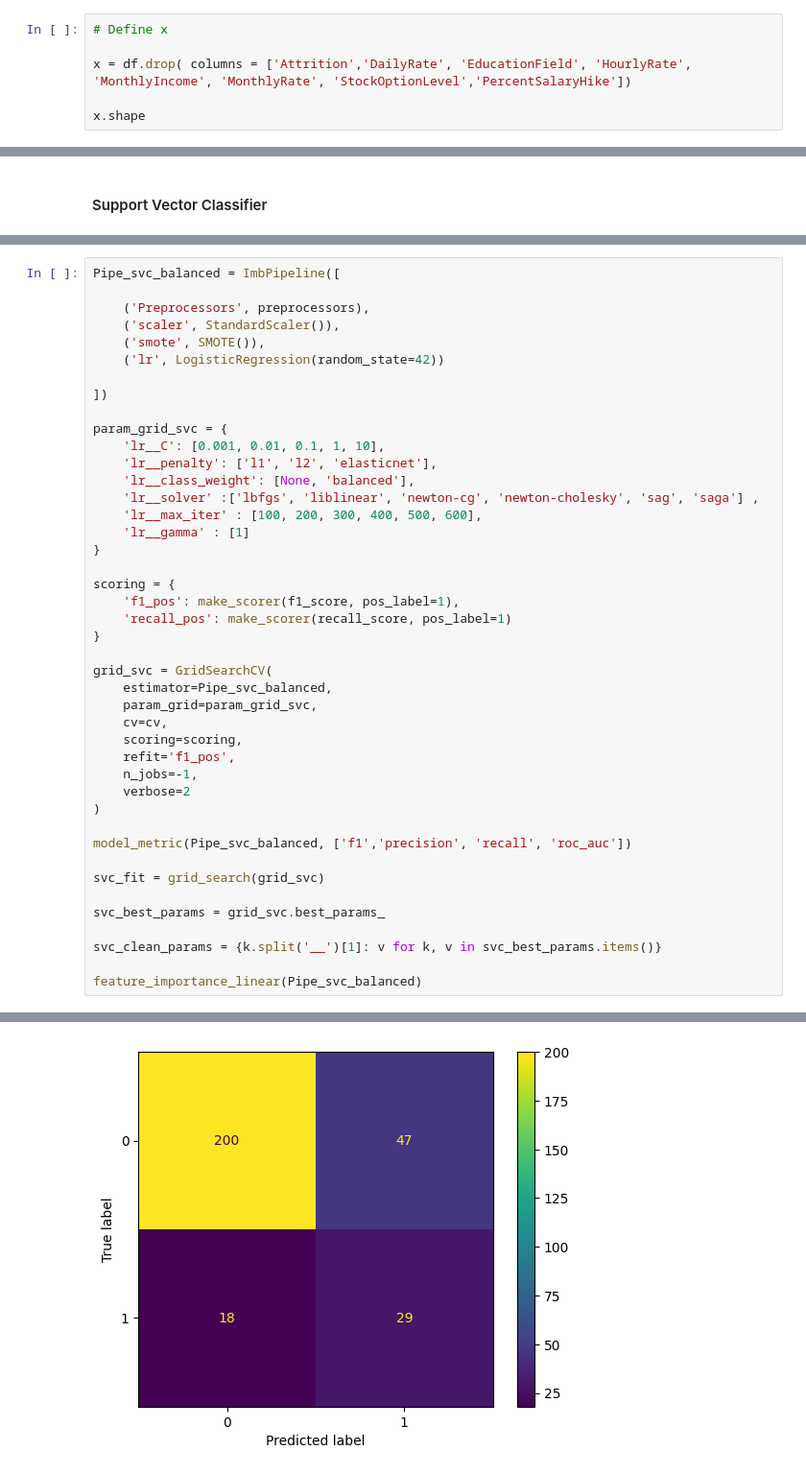
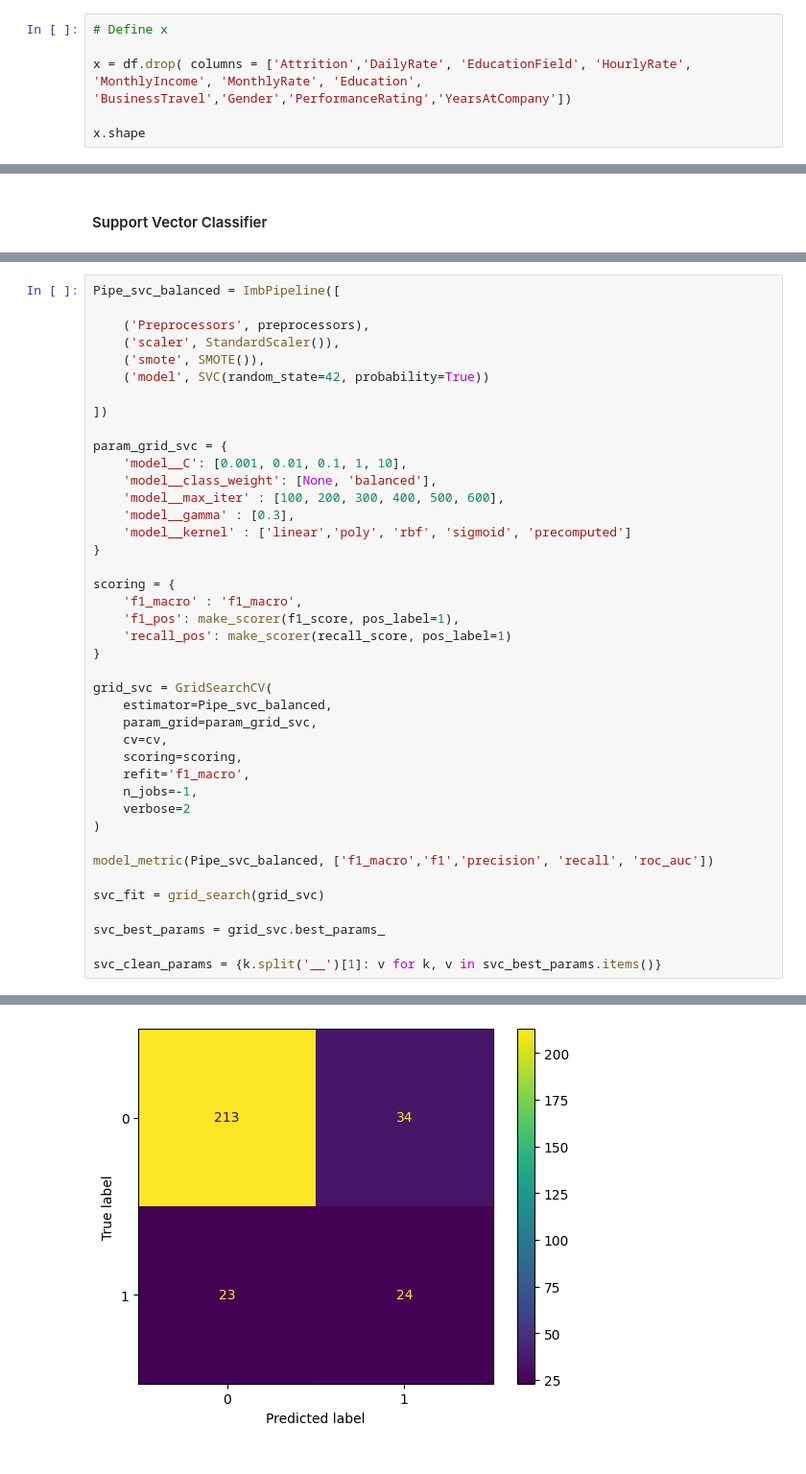
Before and after one commit to CreativeTob/InsightHQ, a Jupyter notebook: main.ipynb, the cells around one changed output, grey strips where cells are left out. Shown at 96% size. Saved outputs shown, nothing was run; the diff lists cells and outputs as text.

Commit message:
Conclude Modelling

```diff
--- a/main.ipynb
+++ b/main.ipynb
@@ -1224,7 +1322,7 @@ print(df.shape)
 # %%
 # Define x
 
-x = df.drop( columns = ['Attrition','DailyRate', 'EducationField', 'HourlyRate', 'MonthlyIncome', 'MonthlyRate', 'StockOptionLevel','PercentSalaryHike'])
+x = df.drop( columns = ['Attrition','DailyRate', 'EducationField', 'HourlyRate', 'MonthlyIncome', 'MonthlyRate', 'Education', 'BusinessTravel','Gender','PerformanceRating','YearsAtCompany'])
 
 x.shape
 # %% [output]
@@ -2127,20 +2224,20 @@ Pipe_svc_balanced = ImbPipeline([
     ('Preprocessors', preprocessors),
     ('scaler', StandardScaler()),
     ('smote', SMOTE()),
-    ('lr', LogisticRegression(random_state=42))
+    ('model', SVC(random_state=42, probability=True))
 
 ])
 
 param_grid_svc = {
-    'lr__C': [0.001, 0.01, 0.1, 1, 10],
-    'lr__penalty': ['l1', 'l2', 'elasticnet'],
-    'lr__class_weight': [None, 'balanced'],
-    'lr__solver' :['lbfgs', 'liblinear', 'newton-cg', 'newton-cholesky', 'sag', 'saga'] ,
-    'lr__max_iter' : [100, 200, 300, 400, 500, 600],
-    'lr__gamma' : [1]
+    'model__C': [0.001, 0.01, 0.1, 1, 10],
+    'model__class_weight': [None, 'balanced'],
+    'model__max_iter' : [100, 200, 300, 400, 500, 600],
+    'model__gamma' : [0.3],
+    'model__kernel' : ['linear','poly', 'rbf', 'sigmoid', 'precomputed']
 }
 
 scoring = {
+    'f1_macro' : 'f1_macro',
     'f1_pos': make_scorer(f1_score, pos_label=1),
     'recall_pos': make_scorer(recall_score, pos_label=1)
 }
@@ -2150,18 +2247,16 @@ grid_svc = GridSearchCV(
     param_grid=param_grid_svc,
     cv=cv,
     scoring=scoring,
-    refit='f1_pos',
+    refit='f1_macro',
     n_jobs=-1,
     verbose=2
 )
 
-model_metric(Pipe_svc_balanced, ['f1','precision', 'recall', 'roc_auc'])
+model_metric(Pipe_svc_balanced, ['f1_macro','f1','precision', 'recall', 'roc_auc'])
 
 svc_fit = grid_search(grid_svc)
 
 svc_best_params = grid_svc.best_params_
 
 svc_clean_params = {k.split('__')[1]: v for k, v in svc_best_params.items()}
-
-feature_importance_linear(Pipe_svc_balanced)
 # %% [output]
@@ -2185 +2280 @@ weighted avg       0.76      0.78      0.76       294
-[figure, old version]
+[figure, new version]
```
Also changed, not shown: parts of 54 cells of this notebook, 1 other file.
